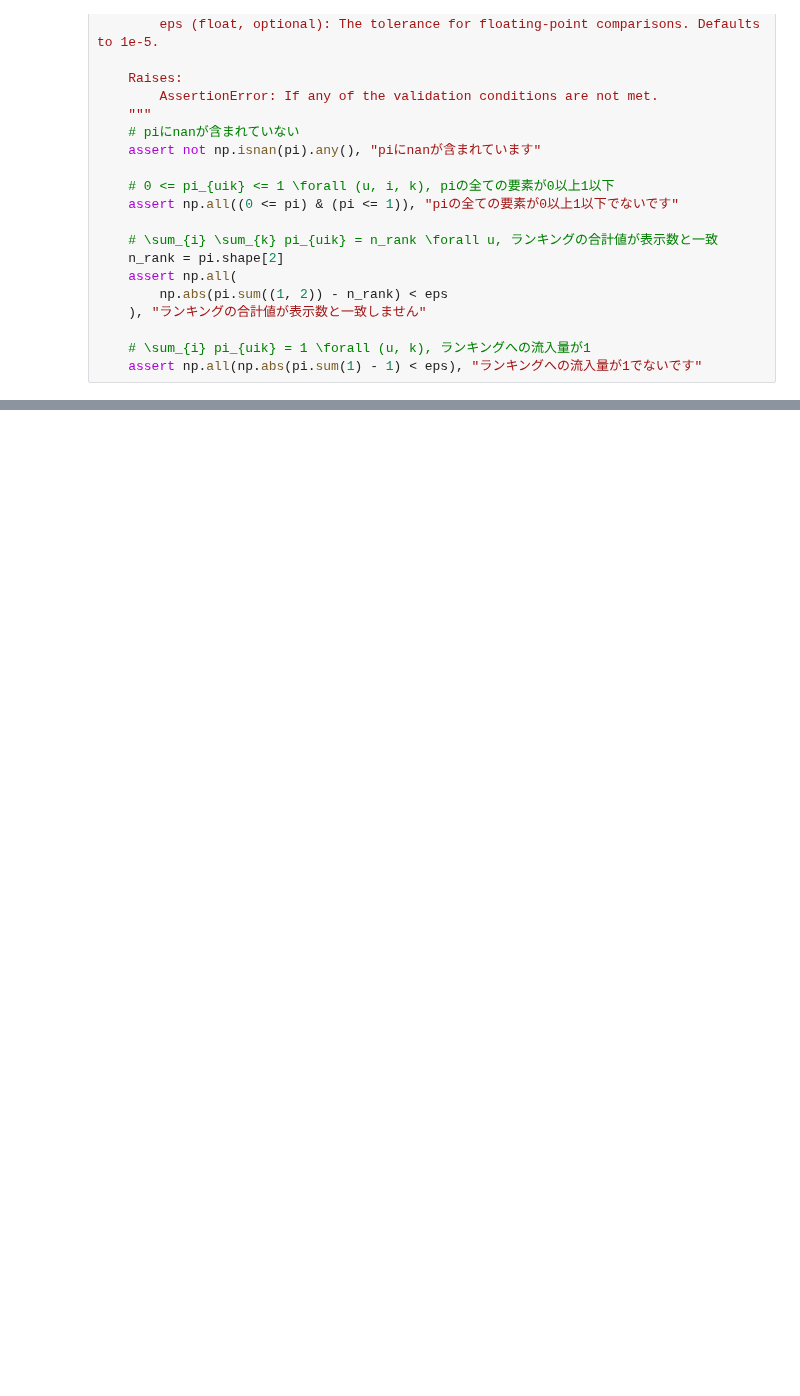
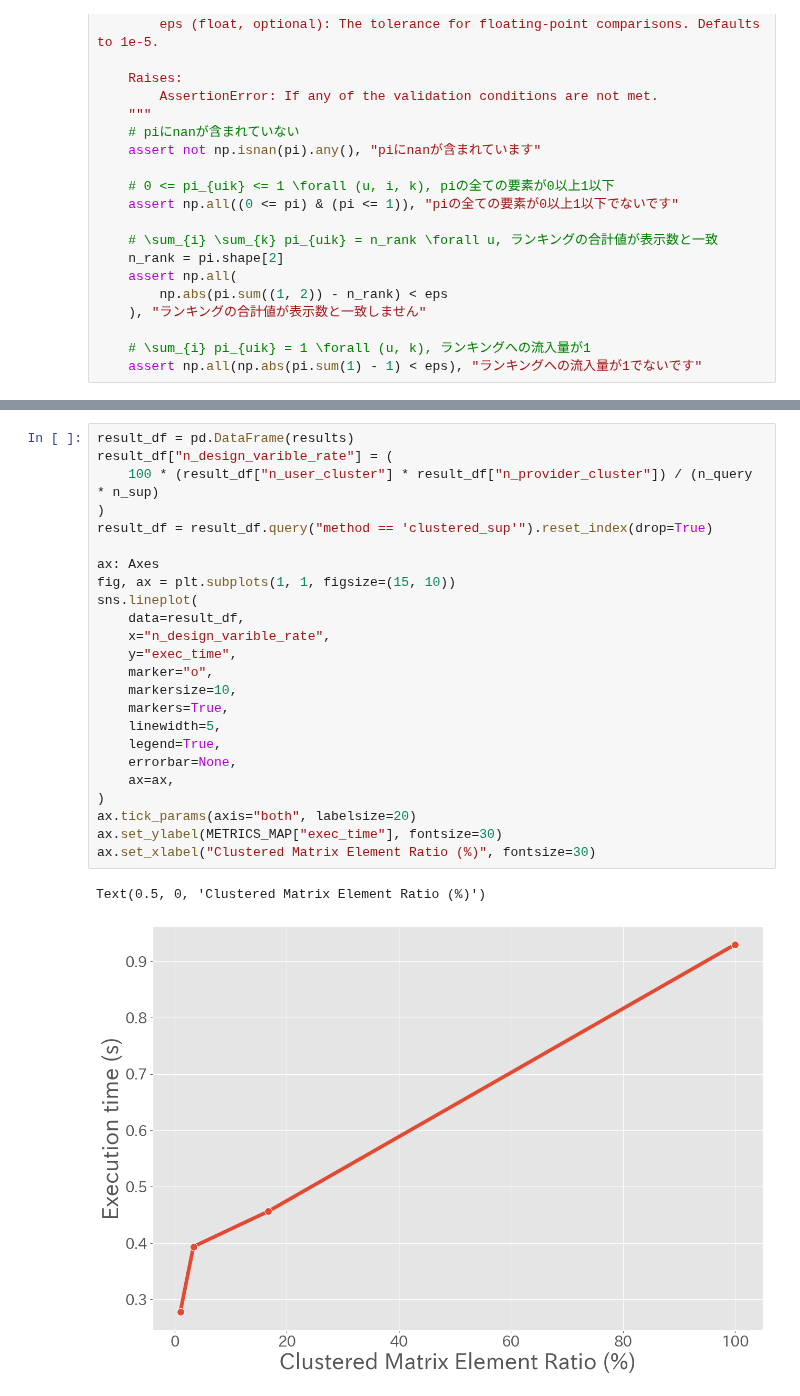
Before and after one commit to tubo213/nsw-with-optimal-transport, a Jupyter notebook: notebook/提供者を考慮した実験.ipynb, the cells around one changed output, grey strips where cells are left out. Saved outputs shown, nothing was run; the diff lists cells and outputs as text; blank space fills up the shorter version.

```diff
--- a/notebook/提供者を考慮した実験.ipynb
+++ b/notebook/提供者を考慮した実験.ipynb
@@ -506,4 +700,31 @@ METRICS_MAP = {
 }
 
 metrics = ["nsw", "user_util", "pct_sup_util_better", "pct_sup_util_worse"]
+# %%
+result_df = pd.DataFrame(results)
+result_df["n_design_varible_rate"] = (
+    100 * (result_df["n_user_cluster"] * result_df["n_provider_cluster"]) / (n_query * n_sup)
+)
+result_df = result_df.query("method == 'clustered_sup'").reset_index(drop=True)
+
+ax: Axes
+fig, ax = plt.subplots(1, 1, figsize=(15, 10))
+sns.lineplot(
+    data=result_df,
+    x="n_design_varible_rate",
+    y="exec_time",
+    marker="o",
+    markersize=10,
+    markers=True,
+    linewidth=5,
+    legend=True,
+    errorbar=None,
+    ax=ax,
+)
+ax.tick_params(axis="both", labelsize=20)
+ax.set_ylabel(METRICS_MAP["exec_time"], fontsize=30)
+ax.set_xlabel("Clustered Matrix Element Ratio (%)", fontsize=30)
+# %% [output]
+Text(0.5, 0, 'Clustered Matrix Element Ratio (%)')
+[figure, added]
 # %%
```
Also changed, not shown: parts of 8 cells of this notebook.
